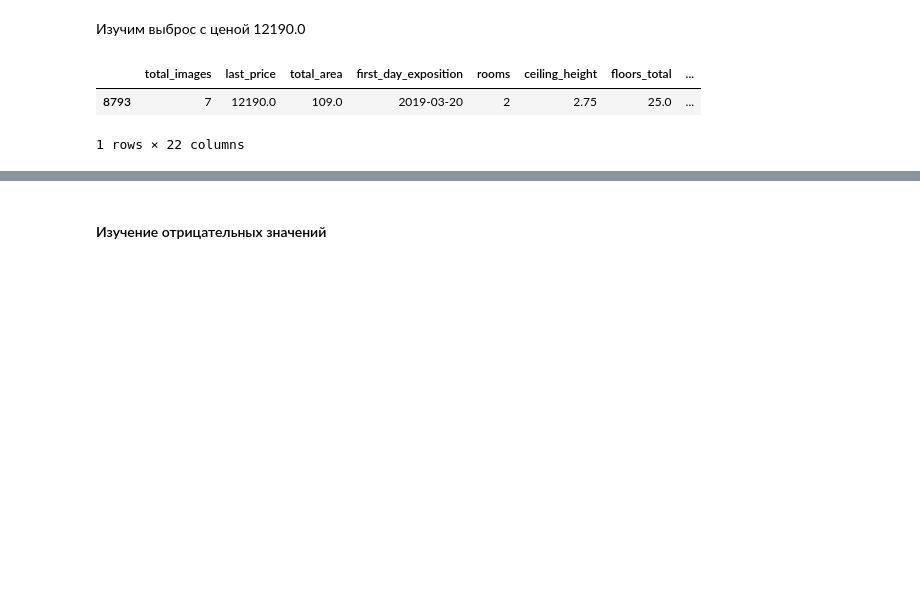
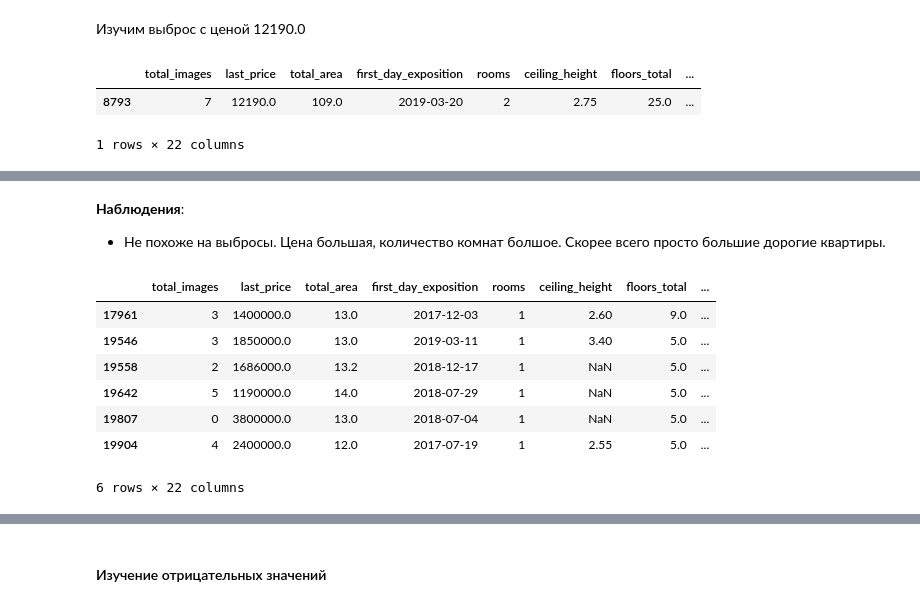
Before and after one commit to PAGriAnalytics/pagri-projects, a Jupyter notebook: quarto/projects/housing-ads-investigation/housing_ads_investigation.ipynb, the cells around one changed output, grey strips where cells are left out. Cells and saved outputs as stored; diff of their text form; code cells hidden in the pictures; blank space fills up the shorter version.

```diff
--- a/quarto/projects/housing-ads-investigation/housing_ads_investigation.ipynb
+++ b/quarto/projects/housing-ads-investigation/housing_ads_investigation.ipynb
@@ -514,0 +496,14 @@ next(gen)
+# %% [markdown]
+**Наблюдения**:
+- Не похоже на выбросы. Цена большая, количество комнат болшое. Скорее всего просто большие дорогие квартиры.
+# %%
+df[df.total_area < 15]
+# %% [output]
+|  | total_images | last_price | total_area | first_day_exposition | rooms | ceiling_height | floors_total | ... |
+| 17961 | 3 | 1400000.0 | 13.0 | 2017-12-03 | 1 | 2.60 | 9.0 | ... |
+| 19546 | 3 | 1850000.0 | 13.0 | 2019-03-11 | 1 | 3.40 | 5.0 | ... |
+| 19558 | 2 | 1686000.0 | 13.2 | 2018-12-17 | 1 | NaN | 5.0 | ... |
+| 19642 | 5 | 1190000.0 | 14.0 | 2018-07-29 | 1 | NaN | 5.0 | ... |
+| 19807 | 0 | 3800000.0 | 13.0 | 2018-07-04 | 1 | NaN | 5.0 | ... |
+| 19904 | 4 | 2400000.0 | 12.0 | 2017-07-19 | 1 | 2.55 | 5.0 | ... |
+6 rows × 22 columns
```
Also changed, not shown: parts of 53 cells of this notebook.
